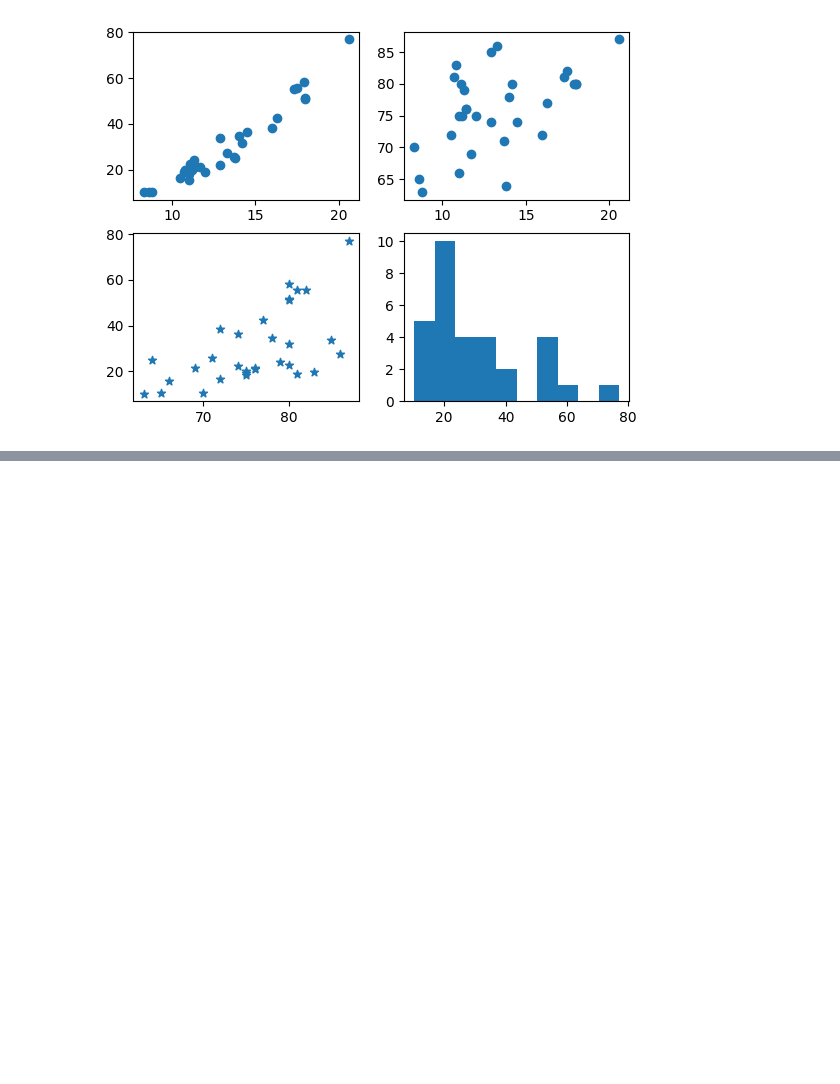
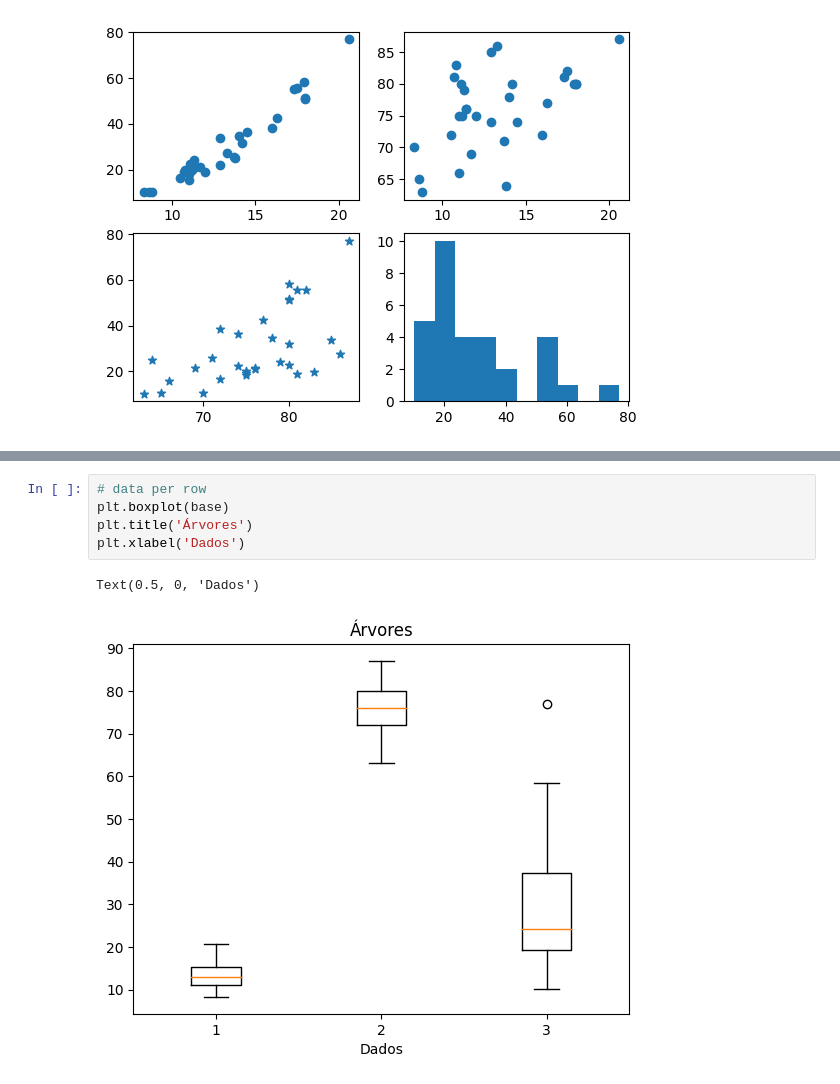
Before and after one commit to tirolezzo/DataScience, a Jupyter notebook: GraficosVisualizaçãoDashboards.ipynb, the cells around one changed output, grey strips where cells are left out. Cells and saved outputs as stored; diff of their text form; blank space fills up the shorter version.

```diff
--- a/GraficosVisualizaçãoDashboards.ipynb
+++ b/GraficosVisualizaçãoDashboards.ipynb
@@ -288,0 +312,8 @@ plt.hist(base.Volume)
+# %%
+# data per row
+plt.boxplot(base)
+plt.title('Árvores')
+plt.xlabel('Dados')
+# %% [output]
+Text(0.5, 0, 'Dados')
+[figure, added]
```
Also changed, not shown: parts of 47 cells of this notebook.
